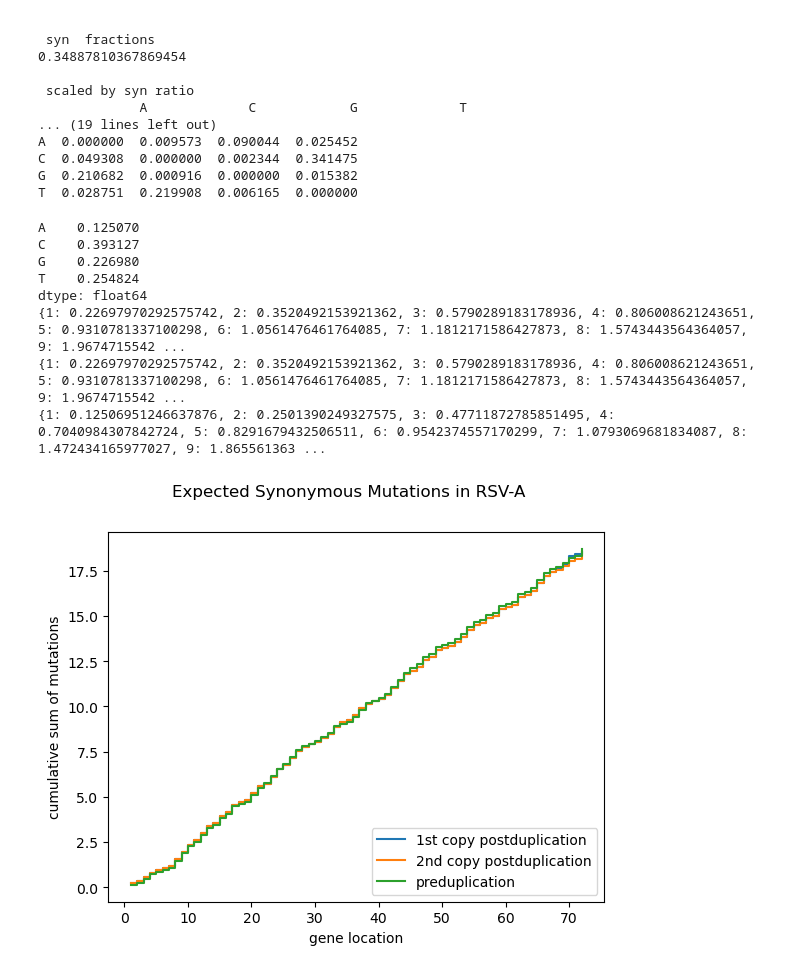
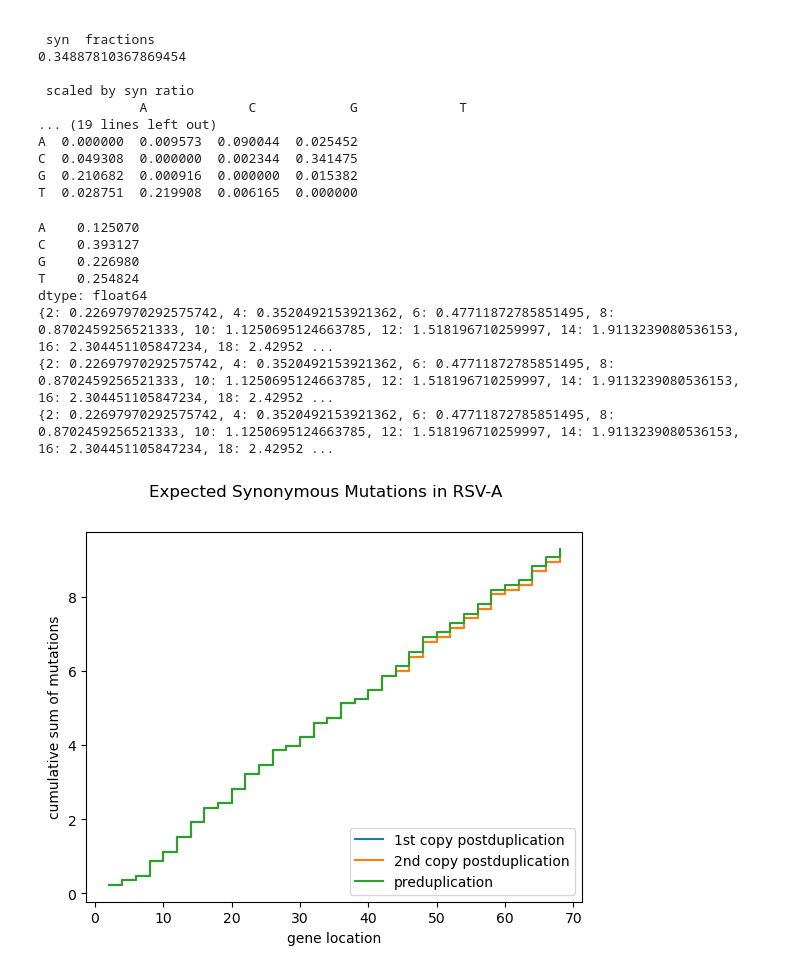
Before and after one commit to LauraU123/mutation_patterns, a Jupyter notebook: matrix.ipynb, the cells around one changed output. Cells and saved outputs as stored; diff of their text form; code cells hidden in the pictures.

```diff
--- a/matrix.ipynb
+++ b/matrix.ipynb
@@ -164,51 +159,74 @@ for branch in tree_file.get_nonterminals(order='preorder'):
             break
 for branch in tree_file.get_nonterminals(order='preorder'):
     if pd.isna(branch.name) == False:
-            first_predupl_sequence = seq_dict[branch.name][72:]
+            first_predupl_sequence = seq_dict[branch.name][72:][1:-2]
             break
 without_dupl = total_len-with_dupl
 
 
-post_dupl_1 = first_dupl_sequence[:72]
-post_dupl_2 = first_dupl_sequence[72:]
+post_dupl_1 = first_dupl_sequence[:72][1:-2]
+post_dupl_2 = first_dupl_sequence[72:][1:-2]
+#print(post_dupl_1)
+#print(post_dupl_2)
+#print(first_predupl_sequence)
+
+#print(post_dupl_1)
+##muts_at_position = dict()
+#for i, letter in enumerate(post_dupl_1):
+#        if i%3 == 0:
+#            sum_at_pos_0 = 0
+#            sum_at_pos_3 = 0
+#            codon = post_dupl_1[i: i+3]
+#            for key, entry in translations.items():
+#                if codon in entry:
+#                    for c in entry:
+#                        if c != codon:
+#                            if c[0] == codon[0]: sum_at_pos_3= float(sum_at_pos_3) + float(scaled_and_normalized.at[codon[-1], c[-1]])
+#                            if c[0] != codon[0]: sum_at_pos_0 = float(sum_at_pos_3) + float(scaled_and_normalized.at[codon[0], c[0]])
+#            muts_at_position[i] = float(sum_at_pos_0)
+#            muts_at_position[i+3] = float(sum_at_pos_3)
+#print(muts_at_position)
 
 
 cumulative_1, cumulative_2, cumulative_pre = (dict() for i in range(3))
 cumulative = 0
 for i, character in enumerate(post_dupl_1):
-    cumulative+= sum_of_rows[character]
-    cumulative_1[i+1] =cumulative
+    if i%2 != 0:
+        cumulative+= sum_of_rows[character]
+        cumulative_1[i+1] =cumulative
 
 cumulative = 0
 for i, character in enumerate(post_dupl_2):
-    cumulative+= sum_of_rows[character]
-    cumulative_2[i+1] =cumulative
+    if i%2 != 0:
+        cumulative+= sum_of_rows[character]
+        cumulative_2[i+1] =cumulative
 
 cumulative = 0
 for i, character in enumerate(first_predupl_sequence):
-    cumulative+= sum_of_rows[character]
-    cumulative_pre[i+1] =cumulative
+    if i%2 !=0:
+        cumulative+= sum_of_rows[character]
+        cumulative_pre[i+1] =cumulative
 
 
 print(cumulative_1)
 print(cumulative_2)
 print(cumulative_pre)
 #axs = plt.plot()
 plt.step(cumulative_1.keys(), cumulative_1.values(), label= f'1st copy postduplication', where='post')
 plt.step(cumulative_2.keys(), cumulative_2.values(), label=f'2nd copy postduplication', where='post' )
 plt.step(cumulative_pre.keys(), cumulative_pre.values(), label= f'preduplication', where='post' )
 plt.legend(loc='lower right')
 plt.suptitle('Expected Synonymous Mutations in RSV-A')
 plt.xlabel("gene location")
 plt.ylabel("cumulative sum of mutations")
 plt.savefig("expected_synonymous.png")
 # %% [output]
 A    0.125070
 C    0.393127
 G    0.226980
 T    0.254824
 dtype: float64
-{1: 0.22697970292575742, 2: 0.3520492153921362, 3: 0.5790289183178936, 4: 0.806008621243651, 5: 0.9310781337100298, 6: 1.0561476461764085, 7: 1.1812171586427873, 8: 1.5743443564364057, 9: 1.9674715542 ...
-{1: 0.22697970292575742, 2: 0.3520492153921362, 3: 0.5790289183178936, 4: 0.806008621243651, 5: 0.9310781337100298, 6: 1.0561476461764085, 7: 1.1812171586427873, 8: 1.5743443564364057, 9: 1.9674715542 ...
-{1: 0.12506951246637876, 2: 0.2501390249327575, 3: 0.47711872785851495, 4: 0.7040984307842724, 5: 0.8291679432506511, 6: 0.9542374557170299, 7: 1.0793069681834087, 8: 1.472434165977027, 9: 1.865561363 ...
+{2: 0.22697970292575742, 4: 0.3520492153921362, 6: 0.47711872785851495, 8: 0.8702459256521333, 10: 1.1250695124663785, 12: 1.518196710259997, 14: 1.9113239080536153, 16: 2.304451105847234, 18: 2.42952 ...
+{2: 0.22697970292575742, 4: 0.3520492153921362, 6: 0.47711872785851495, 8: 0.8702459256521333, 10: 1.1250695124663785, 12: 1.518196710259997, 14: 1.9113239080536153, 16: 2.304451105847234, 18: 2.42952 ...
+{2: 0.22697970292575742, 4: 0.3520492153921362, 6: 0.47711872785851495, 8: 0.8702459256521333, 10: 1.1250695124663785, 12: 1.518196710259997, 14: 1.9113239080536153, 16: 2.304451105847234, 18: 2.42952 ...
-[figure, old version]
+[figure, new version]
```
Also changed, not shown: parts of 2 cells of this notebook.
